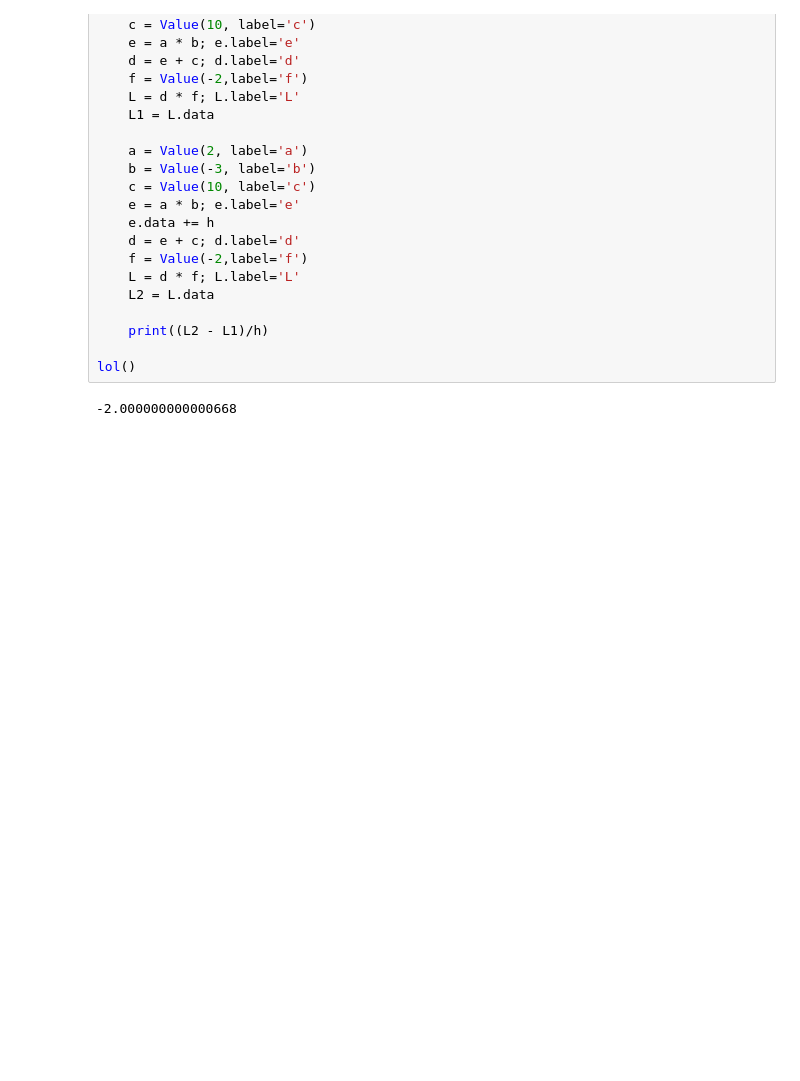
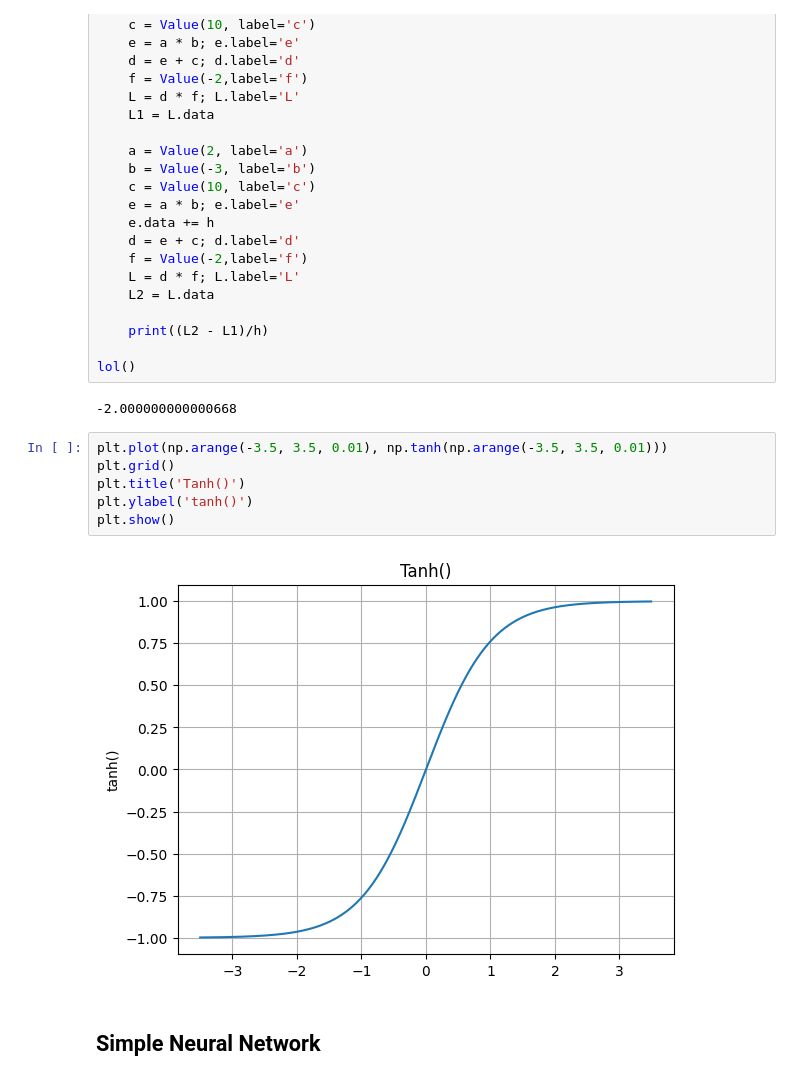
Before and after one commit to ranjithnrjk/NN_andrej_karpathy, a Jupyter notebook: Lecture_01_micro_grad.ipynb, the cells around one changed output. Cells and saved outputs as stored; diff of their text form; blank space fills up the shorter version.

```diff
--- a/Lecture_01_micro_grad.ipynb
+++ b/Lecture_01_micro_grad.ipynb
@@ -184,3 +218,13 @@ def lol():
 lol()
 # %% [output]
 -2.000000000000668
+# %%
+plt.plot(np.arange(-3.5, 3.5, 0.01), np.tanh(np.arange(-3.5, 3.5, 0.01)))
+plt.grid()
+plt.title('Tanh()')
+plt.ylabel('tanh()')
+plt.show()
+# %% [output]
+[figure, added]
+# %% [markdown]
+<h2>Simple Neural Network</h2>
```
Also changed, not shown: parts of 8 cells of this notebook.
